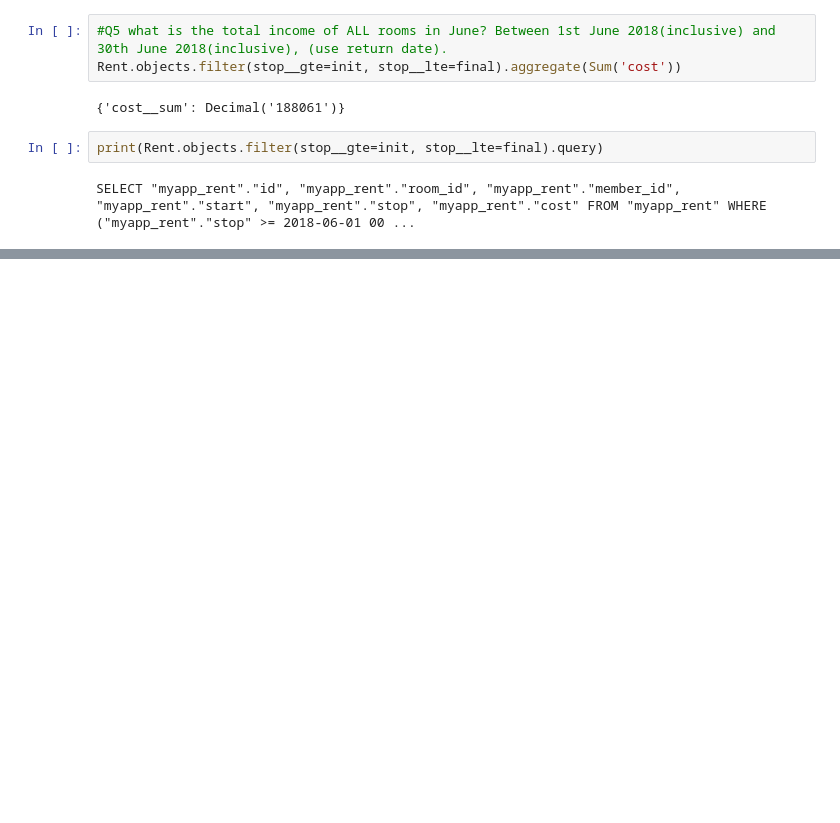
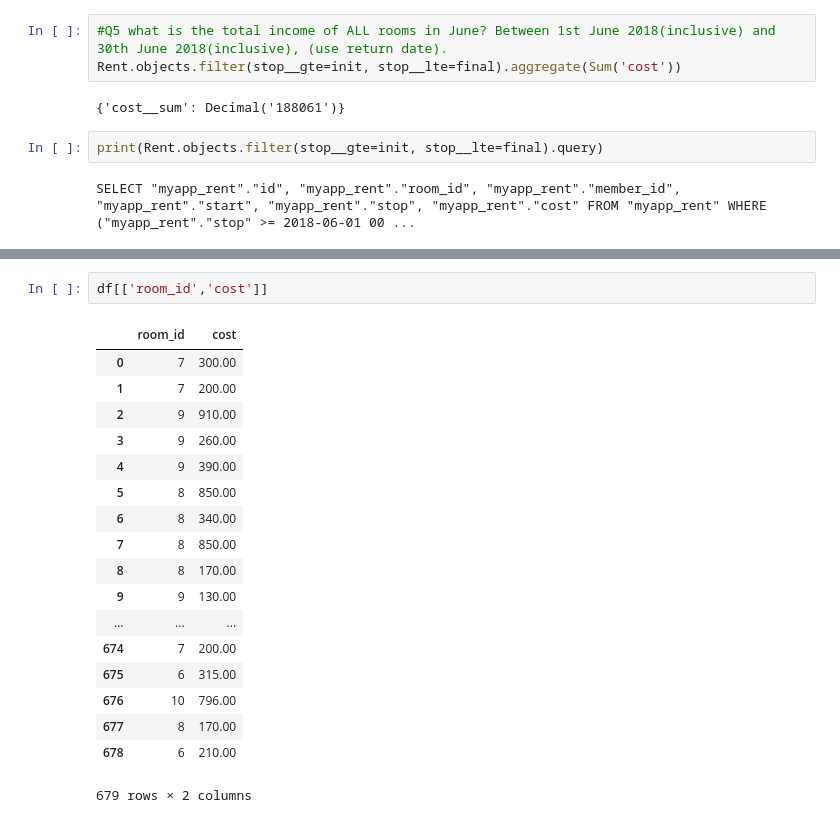
Before and after one commit to wasit7/cs459_django2018, a Jupyter notebook: exam/myproject/week07 2019 Exam Django.ipynb, the cells around one changed output, grey strips where cells are left out. Saved outputs shown, nothing was run; the diff lists cells and outputs as text; blank space fills up the shorter version.

```diff
--- a/exam/myproject/week07 2019 Exam Django.ipynb
+++ b/exam/myproject/week07 2019 Exam Django.ipynb
@@ -282,0 +419,21 @@ SELECT "myapp_rent"."id", "myapp_rent"."room_id", "myapp_rent"."member_id", "mya
+# %%
+df[['room_id','cost']]
+# %% [output]
+|  | room_id | cost |
+| 0 | 7 | 300.00 |
+| 1 | 7 | 200.00 |
+| 2 | 9 | 910.00 |
+| 3 | 9 | 260.00 |
+| 4 | 9 | 390.00 |
+| 5 | 8 | 850.00 |
+| 6 | 8 | 340.00 |
+| 7 | 8 | 850.00 |
+| 8 | 8 | 170.00 |
+| 9 | 9 | 130.00 |
+| ... | ... | ... |
+| 674 | 7 | 200.00 |
+| 675 | 6 | 315.00 |
+| 676 | 10 | 796.00 |
+| 677 | 8 | 170.00 |
+| 678 | 6 | 210.00 |
+679 rows × 2 columns
```
Also changed, not shown: parts of 17 cells of this notebook, 1 other file.
